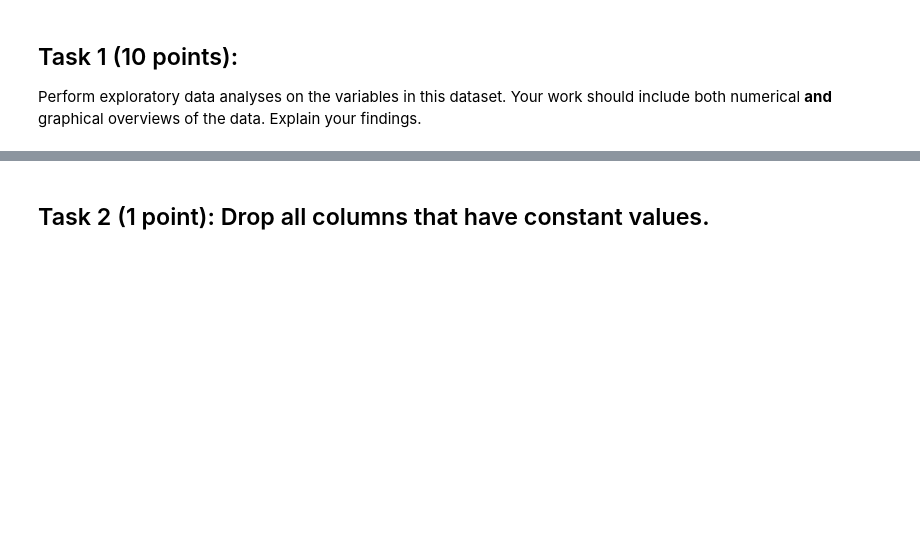
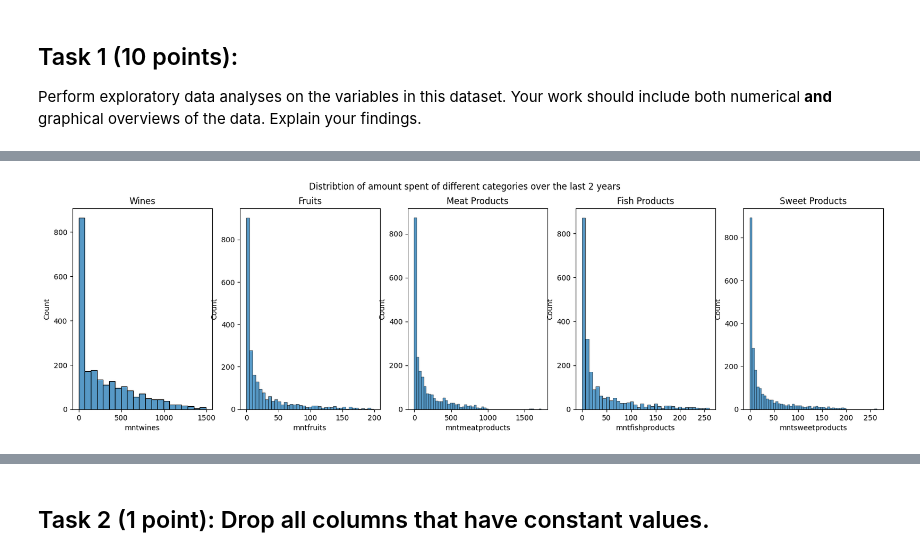
Before and after one commit to Mattcalcaterra/si618classwork, a Jupyter notebook: homework/SI_618_Homework_06.ipynb, the cells around one changed output, grey strips where cells are left out. Saved outputs shown, nothing was run; the diff lists cells and outputs as text; code cells hidden in the pictures; blank space fills up the shorter version.

```diff
--- a/homework/SI_618_Homework_06.ipynb
+++ b/homework/SI_618_Homework_06.ipynb
@@ -116,0 +162,18 @@ Insert your explanations and interpretations here. You may use multiple cells if
+# %%
+fig, axes = plt.subplots(1, 5, figsize=(20, 5))
+fig.suptitle(
+    "Distribtion of amount spent of different categories over the last 2 years"
+)
+sns.histplot(customer_df["mntwines"], ax=axes[0])
+axes[0].set_title("Wines")
+sns.histplot(customer_df["mntfruits"], ax=axes[1])
+axes[1].set_title("Fruits")
+sns.histplot(customer_df["mntmeatproducts"], ax=axes[2])
+axes[2].set_title("Meat Products")
+sns.histplot(customer_df["mntfishproducts"], ax=axes[3])
+axes[3].set_title("Fish Products")
+sns.histplot(customer_df["mntsweetproducts"], ax=axes[4])
+axes[4].set_title("Sweet Products")
+plt.show()
+# %% [output]
+[figure, added]
```
Also changed, not shown: parts of 16 cells of this notebook.
